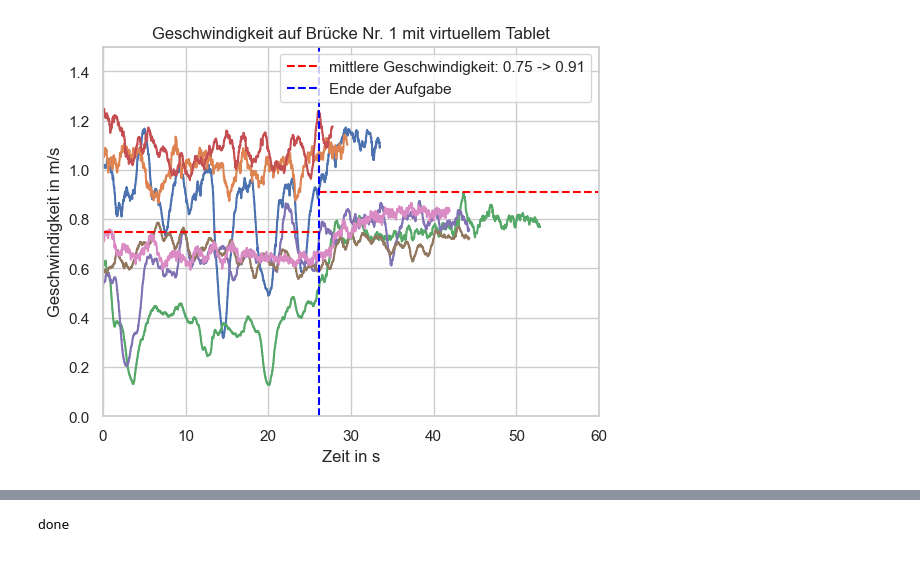
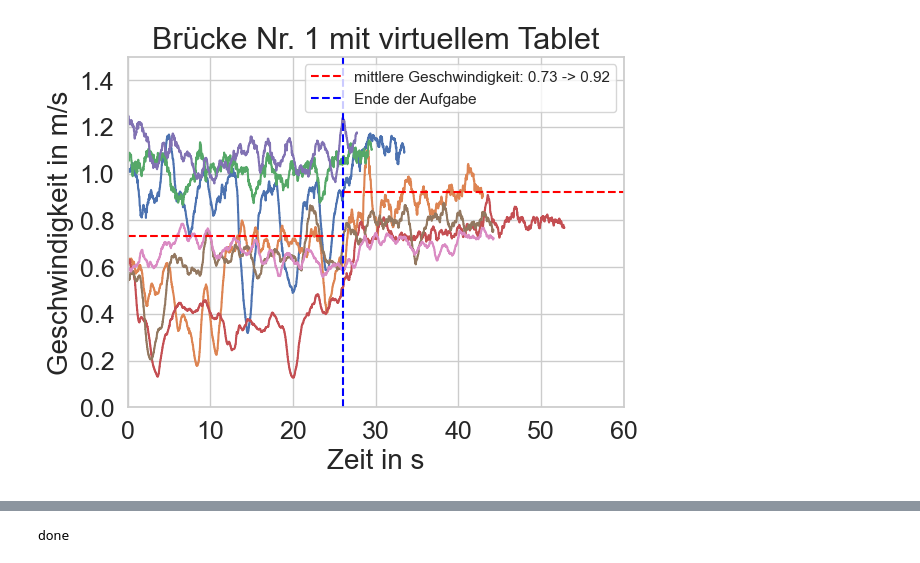
Before and after one commit to bkoern/Masterarbeit, a Jupyter notebook: Skripte/EvaluateDynamic.ipynb, the cells around one changed output, grey strips where cells are left out. Drawn from its saved outputs; the diff is of its cells as text; code cells hidden in the pictures.

Commit message:
standardized graph labels

```diff
--- a/Skripte/EvaluateDynamic.ipynb
+++ b/Skripte/EvaluateDynamic.ipynb
@@ -186,7 +229,7 @@ import numpy as np
 import math
 
 def analyseVelocity(ids, begin, end):
-    velocities = [0,1,2,3,4,5,6]
+    velocities = [0,1,2,3,4,5,6,7]
     nr = 0
 
     for n in ids:
@@ -211,16 +254,15 @@ def analyseVelocity(ids, begin, end):
 def mergeVelocity(velocities, headline, file):
     sync_value = 0
     sync_rows = velocities[0][velocities[0]['Tablet_menu_index'] == sync_value]
-    sync_index = sync_rows.index[0]
+    index_cutoff = sync_rows.index[0]
 
     merged_df = pd.DataFrame()
 
-    # Führen Sie die DataFrames zusammen und fügen Sie die Daten in separate Spalten ein
     for i, df in enumerate(velocities, start=0):
-        # Benennen Sie die 'data'-Spalte in 'data_i' um, wobei i der Index des DataFrames ist
+        if not isinstance(df,pd.DataFrame):
+            continue
         df.rename(columns={'TS_VRActor_MoveComp_MaxWalkSpeed': f'data_{i}'}, inplace=True)
 
-        # Fügen Sie den DataFrame in das kombinierte DataFrame ein
         merged_df = pd.concat([merged_df, df], axis=1)
 
     sns.lineplot(data=merged_df['data_0'])
@@ -230,25 +272,6 @@ def mergeVelocity(velocities, headline, file):
     sns.lineplot(data=merged_df['data_4'])
     sns.lineplot(data=merged_df['data_5'])
     sns.lineplot(data=merged_df['data_6'])
-
-    # Den Index festlegen, bis zu dem der Mittelwert berechnet werden soll
-    index_cutoff = sync_index
-
-    mean = [0,1,2,3,4,5,6]
-    mean[0] = merged_df.iloc[index_cutoff:]['data_0'].sum()/(merged_df['data_0'].last_valid_index() - index_cutoff)
-    mean[1] = merged_df.iloc[index_cutoff:]['data_1'].sum()/(merged_df['data_1'].last_valid_index() - index_cutoff)
-    mean[2] = merged_df.iloc[index_cutoff:]['data_2'].sum()/(merged_df['data_2'].last_valid_index() - index_cutoff)
-    mean[3] = merged_df.iloc[index_cutoff:]['data_3'].sum()/(merged_df['data_3'].last_valid_index() - index_cutoff)
-    mean[4] = merged_df.iloc[index_cutoff:]['data_4'].sum()/(merged_df['data_4'].last_valid_index() - index_cutoff)
-    mean[5] = merged_df.iloc[index_cutoff:]['data_5'].sum()/(merged_df['data_5'].last_valid_index() - index_cutoff)
-    mean[6] = merged_df.iloc[index_cutoff:]['data_6'].sum()/(merged_df['data_6'].last_valid_index() - index_cutoff)
-
-    if abs(mean[5]) == 0: #in one dataset, the person was faster over the bridge, than the task took
-        mean[5] = mean[6]
-        mean[6] = 0
-        meanofmeanafter = np.mean(mean[:6])#skip the 0
-    else:
-        meanofmeanafter = np.mean(mean)
 
     if index_cutoff == 0:
         index_cutoff_dif = 1
@@ -266,10 +289,25 @@ def mergeVelocity(velocities, headline, file):
     meanofmeanbefore = np.mean(mean)
     #print(meanofmeanbefore)
 
+    mean = [0,1,2,3,4,5,6]
+    mean[0] = merged_df.iloc[index_cutoff:]['data_0'].sum()/(merged_df['data_0'].last_valid_index() - index_cutoff)
+    mean[1] = merged_df.iloc[index_cutoff:]['data_1'].sum()/(merged_df['data_1'].last_valid_index() - index_cutoff)
+    mean[2] = merged_df.iloc[index_cutoff:]['data_2'].sum()/(merged_df['data_2'].last_valid_index() - index_cutoff)
+    mean[3] = merged_df.iloc[index_cutoff:]['data_3'].sum()/(merged_df['data_3'].last_valid_index() - index_cutoff)
+    mean[4] = merged_df.iloc[index_cutoff:]['data_4'].sum()/(merged_df['data_4'].last_valid_index() - index_cutoff)
+    mean[5] = merged_df.iloc[index_cutoff:]['data_5'].sum()/(merged_df['data_5'].last_valid_index() - index_cutoff)
+    mean[6] = merged_df.iloc[index_cutoff:]['data_6'].sum()/(merged_df['data_6'].last_valid_index() - index_cutoff)
+
+    if abs(mean[5]) == 0: #in one dataset, the person was faster over the bridge, than the task took, take same value
+        mean[5] = merged_df.iloc[:index_cutoff]['data_5'].sum()/(index_cutoff_dif)
+
+    meanofmeanafter = np.mean(mean)
+    #print(meanofmeanafter)
+
     a = f'{(meanofmeanbefore/100):.2f}'
     b = f'{(meanofmeanafter/100):.2f}'
 
-    visualizedThreashold = sync_index/6000
+    visualizedThreashold = index_cutoff/6000
 
     plt.axhline(y=meanofmeanbefore, xmax=visualizedThreashold, color='red', linestyle='--')#, label='Mittelwert vorher')
     if math.isnan(meanofmeanbefore) or meanofmeanbefore == 0:
@@ -278,33 +316,41 @@ def mergeVelocity(velocities, headline, file):
     else:
         plt.axhline(y=meanofmeanafter, xmin=visualizedThreashold, color='red', linestyle='--',
                 label='mittlere Geschwindigkeit: ' + a + ' -> ' + b)
-        plt.axvline(sync_index, color='blue', linestyle='--', label='Ende der Aufgabe')
+        plt.axvline(index_cutoff, color='blue', linestyle='--', label='Ende der Aufgabe')
 
     plt.legend()
-    plt.title('Geschwindigkeit ' + headline)
-    plt.xlabel('Zeit in s')
-    plt.ylabel('Geschwindigkeit in m/s')
-    plt.xticks(ticks=plt.xticks()[0], labels=[str(int(x / 100)) for x in plt.xticks()[0]])
-    plt.yticks(ticks=plt.yticks()[0], labels=[str(y / 100) for y in plt.yticks()[0]])
+    plt.title(headline, fontsize=fontsizeHeader)
+    plt.xlabel('Zeit in s', fontsize=fontsizeLabel)
+    plt.ylabel('Geschwindigkeit in m/s', fontsize=fontsizeLabel)
+    plt.xticks(ticks=plt.xticks()[0], labels=[str(int(x / 100)) for x in plt.xticks()[0]], fontsize=fontsize)
+    plt.yticks(ticks=plt.yticks()[0], labels=[str(y / 100) for y in plt.yticks()[0]], fontsize=fontsize)
     plt.xlim(0,6000)
     plt.ylim(0,150)
+    plt.gcf().subplots_adjust(bottom=0.15)
     plt.savefig('../Visualisierungen/' + file, dpi=300)
     plt.show()
 
+idsReference = [1,4,7,10,13,16,19] # broken runs 22 (no dynamic run)
+idsVirtual = [2,5,8,11,17,20,24,25] #broken runs 5 (stopped after light 1),14 (stopped after bridge 1)
+idsHaptic = [3,6,9,12,15,18,21] #broken runs 23 (no dynamic run),26 (stopped after bridge 2)
 
 velocities = analyseVelocity(idsReference, 'TriggerBeginRun_Status', 'TriggerEndBridge1_Status')
-mergeVelocity(velocities, 'auf Brücke Nr. 1 ohne Tablet', 'real/1 ohne Tablet.png')
+mergeVelocity(velocities, 'Brücke Nr. 1 ohne Tablet', 'real/1 ohne Tablet.png')
 velocities = analyseVelocity(idsVirtual, 'TriggerBeginRun_Status', 'TriggerEndBridge1_Status')
-mergeVelocity(velocities, 'auf Brücke Nr. 1 mit virtuellem Tablet', 'virtuell/1 mit virtuellem Tablet.png')
+mergeVelocity(velocities, 'Brücke Nr. 1 mit virtuellem Tablet', 'virtuell/1 mit virtuellem Tablet.png')
 velocities = analyseVelocity(idsHaptic, 'TriggerBeginRun_Status', 'TriggerEndBridge1_Status')
-mergeVelocity(velocities, 'auf Brücke Nr. 1 mit Tablet Attrappe', 'haptisch/1 mit Tablet Attrappe.png')
+mergeVelocity(velocities, 'Brücke Nr. 1 mit Tablet Attrappe', 'haptisch/1 mit Tablet Attrappe.png')
+
+idsReference = [1,4,7,10,13,16,19] # broken runs 22 (no dynamic run)
+idsVirtual = [2,8,11,17,20,24,25] #broken runs 5 (stopped after light 1),14 (stopped after bridge 1)
+idsHaptic = [3,6,9,12,15,18,21] #broken runs 23 (no dynamic run),26 (stopped after bridge 2)
 
 velocities = analyseVelocity(idsReference, 'TriggerBeginBridge2_Status', 'TriggerEndBridge2_Status')
-mergeVelocity(velocities, 'auf Brücke Nr. 2 ohne Tablet', 'real/2 ohne Tablet.png')
+mergeVelocity(velocities, 'Brücke Nr. 2 ohne Tablet', 'real/2 ohne Tablet.png')
 velocities = analyseVelocity(idsVirtual, 'TriggerBeginBridge2_Status', 'TriggerEndBridge2_Status')
-mergeVelocity(velocities, 'auf Brücke Nr. 2 mit virtuellem Tablet', 'virtuell/2 mit virtuellem Tablet.png')
+mergeVelocity(velocities, 'Brücke Nr. 2 mit virtuellem Tablet', 'virtuell/2 mit virtuellem Tablet.png')
 velocities = analyseVelocity(idsHaptic, 'TriggerBeginBridge2_Status', 'TriggerEndBridge2_Status')
-mergeVelocity(velocities, 'auf Brücke Nr. 2 mit Tablet Attrappe', 'haptisch/2 mit Tablet Attrappe.png')
+mergeVelocity(velocities, 'Brücke Nr. 2 mit Tablet Attrappe', 'haptisch/2 mit Tablet Attrappe.png')
 
 print('done')
 # %% [output]
@@ -312 +358 @@ print('done')
-[figure, old version]
+[figure, new version]
```
Also changed, not shown: parts of 3 cells of this notebook, 32 other files.
